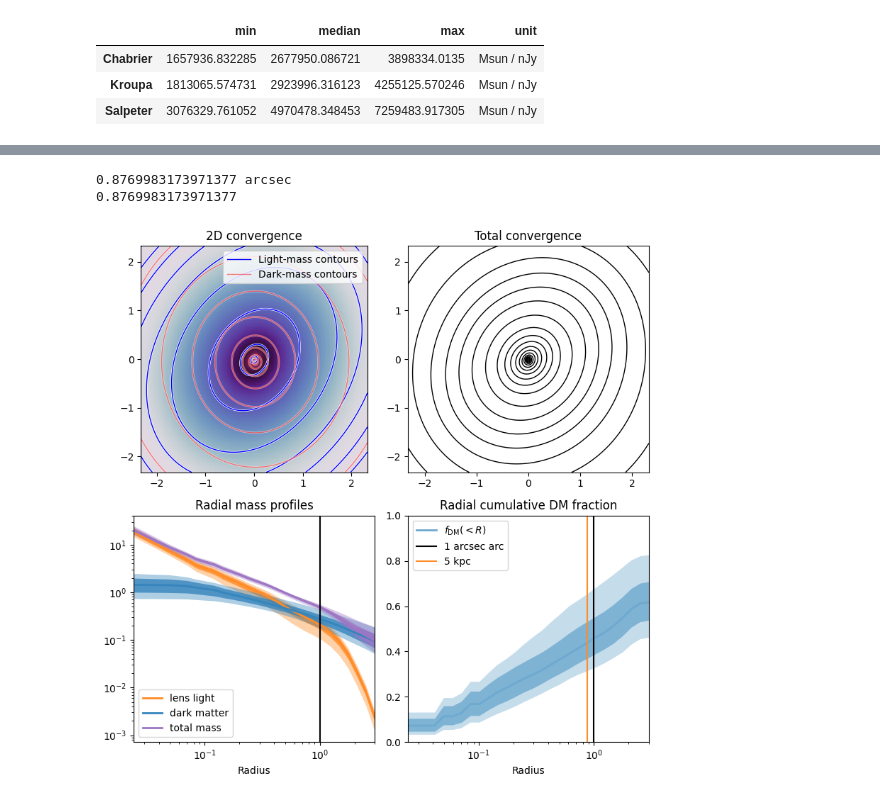
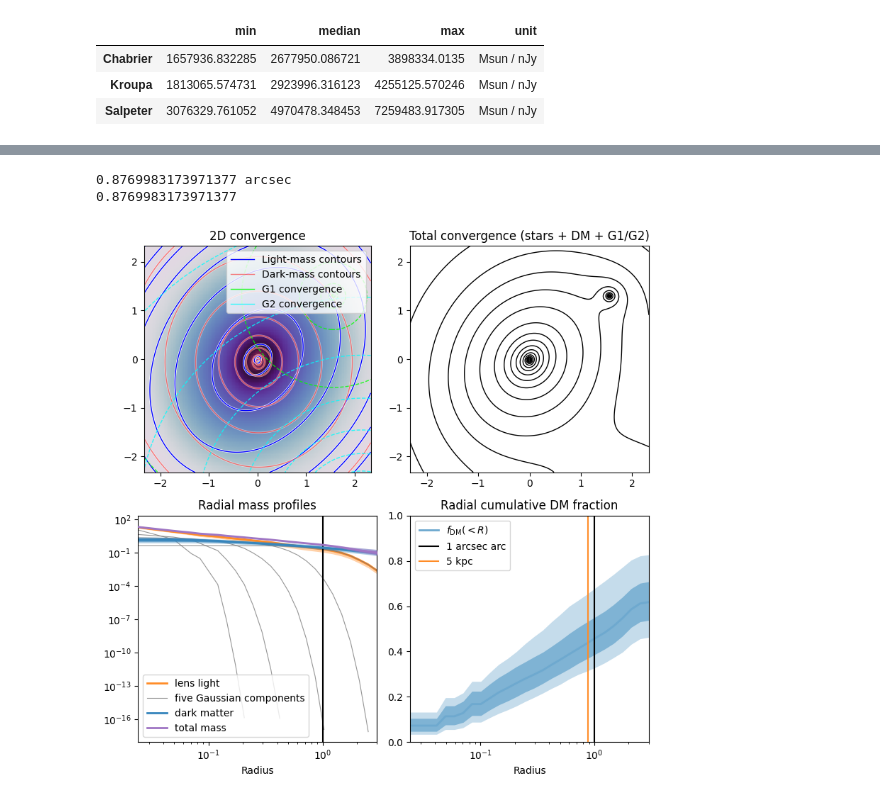
Before and after one commit to astroskylee/Herculensedquasar, a Jupyter notebook: WFI2033/Ploting_profiles.ipynb, the cells around one changed output, grey strips where cells are left out. Cells and saved outputs as stored; diff of their text form; code cells hidden in the pictures.

```diff
--- a/WFI2033/Ploting_profiles.ipynb
+++ b/WFI2033/Ploting_profiles.ipynb
@@ -270,6 +306,8 @@ def finite_mask(*arrays):
 
 light_proxy = Line2D([0], [0], color='blue', lw=1)
 dark_proxy = Line2D([0], [0], color='red', lw=1, alpha=0.5)
+g1_proxy = Line2D([0], [0], color='lime', lw=1, alpha=0.8)
+g2_proxy = Line2D([0], [0], color='cyan', lw=1, alpha=0.8)
 
 cosmo = FlatLambdaCDM(
     H0=float(posterior_median['H0_cosmo']) * u.km / u.s / u.Mpc,
@@ -287,32 +325,42 @@ plt.contour(np.log(light_mass), levels=10, colors='white', linestyles='solid', l
 plt.contour(np.log(light_mass), levels=10, colors='blue', linestyles='solid', linewidths=1, extent=extent)
 plt.contour(np.log(dark_mass), levels=10, colors='white', linestyles='solid', linewidths=2, extent=extent, alpha=0.5)
 plt.contour(np.log(dark_mass), levels=10, colors='red', linestyles='solid', linewidths=1, extent=extent, alpha=0.5)
+plt.contour(np.log(g1_mass), levels=6, colors='lime', linestyles='dashed', linewidths=1, extent=extent, alpha=0.8)
+plt.contour(np.log(g2_mass), levels=6, colors='cyan', linestyles='dashed', linewidths=1, extent=extent, alpha=0.8)
 plt.legend(
-    handles=[light_proxy, dark_proxy],
-    labels=['Light-mass contours', 'Dark-mass contours'],
+    handles=[light_proxy, dark_proxy, g1_proxy, g2_proxy],
+    labels=['Light-mass contours', 'Dark-mass contours', 'G1 convergence', 'G2 convergence'],
     loc='upper right', frameon=True, handlelength=2.4,
 )
 plt.title('2D convergence')
 
 plt.subplot(2, 2, 2)
-plt.contour(np.log(total_mass), levels=20, colors='black', linestyles='solid', linewidths=1, extent=extent)
-plt.title('Total convergence')
+plt.contour(np.log(total_convergence_all), levels=20, colors='black', linestyles='solid', linewidths=1, extent=extent)
+plt.title('Total convergence (stars + DM + G1/G2)')
 
 plt.subplot(2, 2, 3)
 m_l = finite_mask(lm_p50, lm_q227, lm_q977)
-plt.fill_between(centers[m_l], lm_q227[m_l], lm_q977[m_l], alpha=0.40, linewidth=0, color='#ff8c27')
-plt.fill_between(centers[m_l], lm_q16[m_l], lm_q84[m_l], alpha=0.80, linewidth=0, color='#ff8c27')
-plt.plot(centers[m_l], lm_p50[m_l], label='lens light', lw=2, color='#ff8c27')
+plt.fill_between(centers[m_l], lm_q227[m_l], lm_q977[m_l], alpha=0.40, linewidth=0, color='#ff8c27', zorder=0)
+plt.fill_between(centers[m_l], lm_q16[m_l], lm_q84[m_l], alpha=0.80, linewidth=0, color='#ff8c27', zorder=0.1)
+plt.plot(centers[m_l], lm_p50[m_l], label='lens light', lw=2, color='#ff8c27', zorder=0.2)
+
+for component_index, component_profile in enumerate(lm_component_profiles):
+    m_component = finite_mask(component_profile)
+    plt.plot(
+        centers[m_component], component_profile[m_component],
+        color='0.45', lw=0.8, alpha=0.75, zorder=0.5,
+        label='five Gaussian components' if component_index == 0 else '_nolegend_',
+    )
 
 m_d = finite_mask(dm_p50, dm_q227, dm_q977)
-plt.fill_between(centers[m_d], dm_q227[m_d], dm_q977[m_d], alpha=0.40, linewidth=0, color='#3685bc')
-plt.fill_between(centers[m_d], dm_q16[m_d], dm_q84[m_d], alpha=0.80, linewidth=0, color='#3685bc')
-plt.plot(centers[m_d], dm_p50[m_d], label='dark matter', lw=2, color='#3685bc')
+plt.fill_between(centers[m_d], dm_q227[m_d], dm_q977[m_d], alpha=0.40, linewidth=0, color='#3685bc', zorder=2)
+plt.fill_between(centers[m_d], dm_q16[m_d], dm_q84[m_d], alpha=0.80, linewidth=0, color='#3685bc', zorder=2.1)
+plt.plot(centers[m_d], dm_p50[m_d], label='dark matter', lw=2, color='#3685bc', zorder=2.2)
 
 m_t = finite_mask(tm_p50, tm_q227, tm_q977)
-plt.fill_between(centers[m_t], tm_q227[m_t], tm_q977[m_t], alpha=0.40, linewidth=0, color='#9f76c4')
-plt.fill_between(centers[m_t], tm_q16[m_t], tm_q84[m_t], alpha=0.80, linewidth=0, color='#9f76c4')
-plt.plot(centers[m_t], tm_p50[m_t], label='total mass', lw=2, color='#9f76c4')
+plt.fill_between(centers[m_t], tm_q227[m_t], tm_q977[m_t], alpha=0.40, linewidth=0, color='#9f76c4', zorder=3)
+plt.fill_between(centers[m_t], tm_q16[m_t], tm_q84[m_t], alpha=0.80, linewidth=0, color='#9f76c4', zorder=3.1)
+plt.plot(centers[m_t], tm_p50[m_t], label='total mass', lw=2, color='#9f76c4', zorder=3.2)
 
 plt.axvline(ARC_ARCSEC, color='k', label='_nolegend_')
 plt.xscale('log')
@@ -320,31 +368,31 @@ plt.yscale('log')
 plt.xlabel('Radius')
 plt.title('Radial mass profiles')
 plt.legend(loc='best')
 ax = plt.gca()
 ax.set_xmargin(0)
 plt.xlim(centers[m_t].min(), 3)
 
 plt.subplot(2, 2, 4)
 m_f = np.isfinite(centers) & (centers > 0) & np.isfinite(frac_p50) & np.isfinite(frac_q16) & np.isfinite(frac_q84)
 plt.fill_between(centers[m_f], frac_q227[m_f], frac_q977[m_f], alpha=0.40, linewidth=0, label='_nolegend_', color='#6ea9cf')
 plt.fill_between(centers[m_f], frac_q16[m_f], frac_q84[m_f], alpha=0.80, linewidth=0, label='_nolegend_', color='#6ea9cf')
 plt.plot(centers[m_f], frac_p50[m_f], lw=2, label=r'$f_{\rm DM}(<R)$', color='#6ea9cf')
 
 plt.axvline(ARC_ARCSEC, color='k', label='1 arcsec arc')
 plt.axvline(theta_5kpc.value, color='#ff8c27', label='5 kpc')
 plt.xscale('log')
 plt.ylim(0, 1)
 plt.xlabel('Radius')
 plt.title('Radial cumulative DM fraction')
 plt.legend(loc='upper left')
 ax = plt.gca()
 ax.set_xmargin(0)
 
 Path('./Paper').mkdir(exist_ok=True)
 plt.tight_layout()
 plt.savefig('./Paper/dm_frac.pdf')
 plt.show()
 # %% [output]
 0.8769983173971377 arcsec
 0.8769983173971377
-[figure, old version]
+[figure, new version]
```
Also changed, not shown: parts of 1 cell of this notebook, 7 other files.
